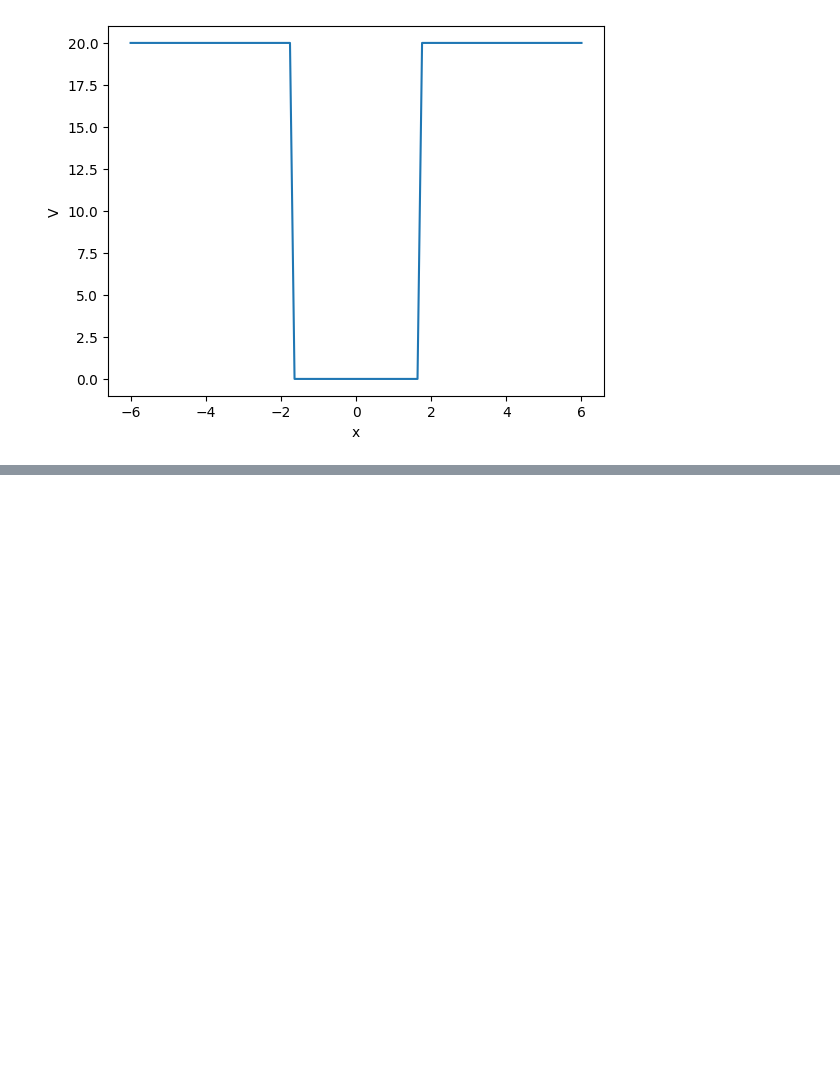
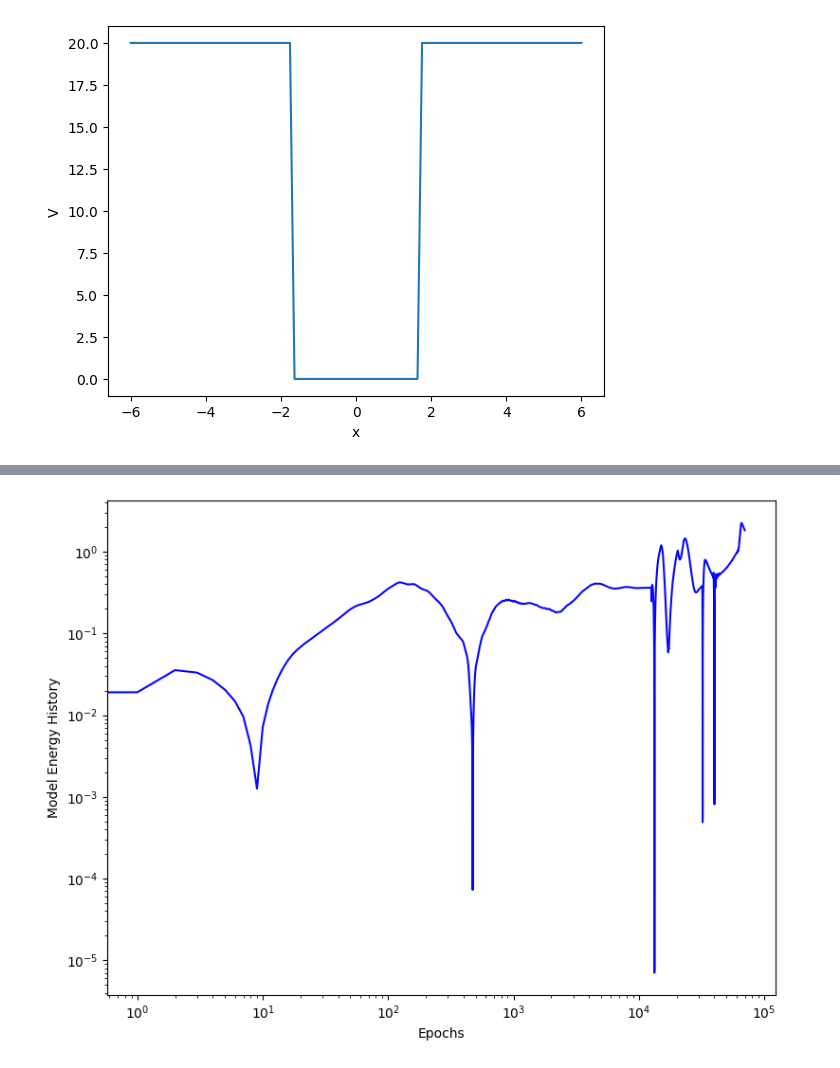
Before and after one commit to bornexmachina/eigen-pinns, a Jupyter notebook: quantum_pinns/single_finite_square_well.ipynb, the cells around one changed output, grey strips where cells are left out. Cells and saved outputs as stored; diff of their text form; code cells hidden in the pictures; blank space fills up the shorter version.

```diff
--- a/quantum_pinns/single_finite_square_well.ipynb
+++ b/quantum_pinns/single_finite_square_well.ipynb
@@ -299,7 +299,7 @@ def train_nn(xL, xR, boundary_condition, hidden_dim, epochs, num_grid_points, lr
                     orth_counter += 1
                     print(f'Epoch {epoch} [ADAPTIVE REWEIGHT] | Orth count {orth_counter}')
                 elif orth_counter == 3:
-                    nn_model.sym = False  # Break symmetry for next eigenstate
+                    nn_model.symmetry = False  # Break symmetry for next eigenstate
                     orth_counter += 1
                     print(f'Epoch {epoch} [SYMMETRY BREAK] | Orth count {orth_counter}')
                 else:
@@ -343,7 +343,7 @@ def train_nn(xL, xR, boundary_condition, hidden_dim, epochs, num_grid_points, lr
             loss_histories['SE'].append(se_loss.item())
             loss_histories['normalization'].append(normalization_loss.item())
             loss_histories['orthogonality'].append(ortho_loss.item() if ortho_loss != 0 else 0)
-            loss_histories['energy'].append(energy_history)
+            loss_histories['energy'].append(energy_history[-1])
 
             batch_start += batch_size
             batch_end += batch_size
@@ -404,0 +406,8 @@ loss_histories.keys()
+# %%
+plt.figure(figsize = (8,6))
+plt.loglog(loss_histories.get('energy'),'-b',alpha=0.975);
+plt.ylabel('Model Energy History');
+plt.xlabel('Epochs');
+plt.tight_layout()
+# %% [output]
+[figure, added]
```
Also changed, not shown: parts of 10 cells of this notebook, 1 other file.
